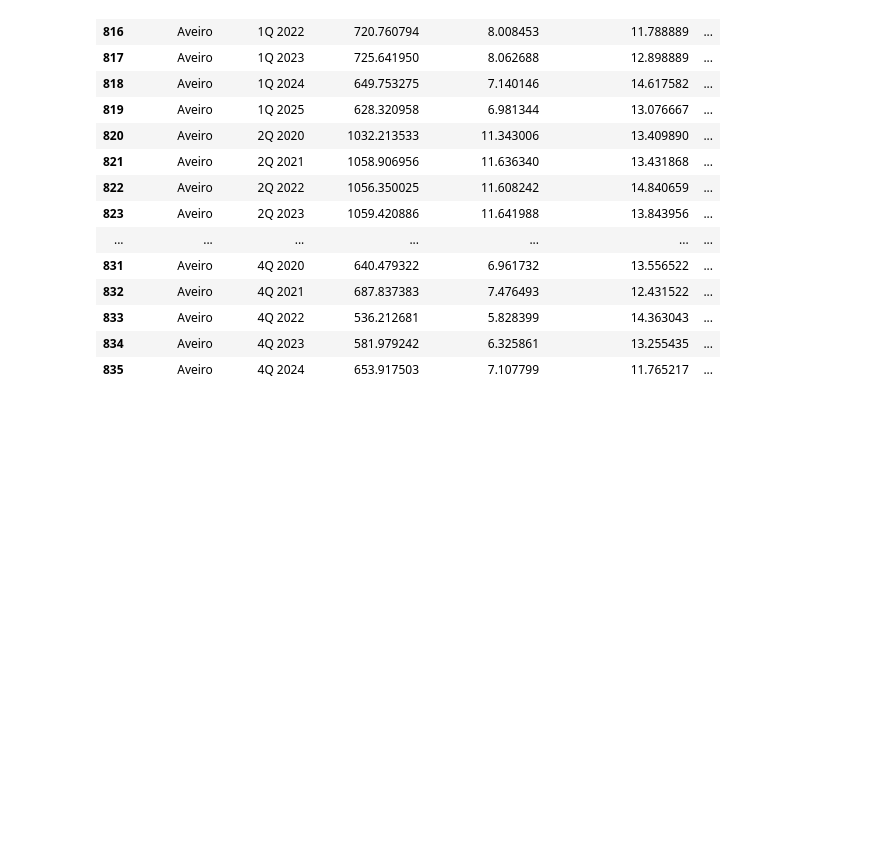
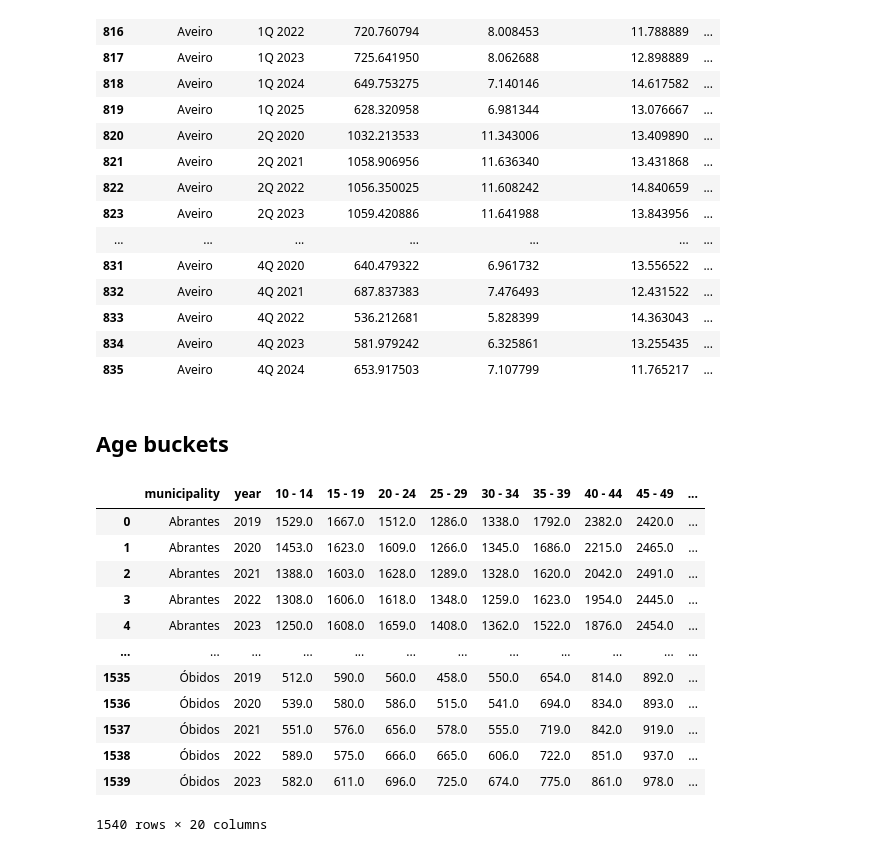
Before and after one commit to Shushunya/FCD-housing-prices, a Jupyter notebook: code/notebooks/eda/03_weather_age_features.ipynb, the cells around one changed output. Drawn from its saved outputs; the diff is of its cells as text; code cells hidden in the pictures; blank space fills up the shorter version.

Commit message:
eda clean up

```diff
--- a/code/notebooks/eda/03_weather_features.ipynb
+++ b/code/notebooks/eda/03_weather_age_features.ipynb
@@ -89,3 +88,22 @@ weather_quarter_df[weather_quarter_df["municipality"] == "Aveiro"]
 | 835 | Aveiro | 4Q 2024 | 653.917503 | 7.107799 | 11.765217 | ... |
 # %%
 weather_quarter_df.to_csv(WEATHER_QUARTER_FILE, index=False)
+# %% [markdown]
+## Age buckets
+# %%
+age_df = pd.read_csv(AGE_CLEAN_FILE)
+age_df
+# %% [output]
+|  | municipality | year | 10 - 14 | 15 - 19 | 20 - 24 | 25 - 29 | 30 - 34 | 35 - 39 | 40 - 44 | 45 - 49 | ... |
+| 0 | Abrantes | 2019 | 1529.0 | 1667.0 | 1512.0 | 1286.0 | 1338.0 | 1792.0 | 2382.0 | 2420.0 | ... |
+| 1 | Abrantes | 2020 | 1453.0 | 1623.0 | 1609.0 | 1266.0 | 1345.0 | 1686.0 | 2215.0 | 2465.0 | ... |
+| 2 | Abrantes | 2021 | 1388.0 | 1603.0 | 1628.0 | 1289.0 | 1328.0 | 1620.0 | 2042.0 | 2491.0 | ... |
+| 3 | Abrantes | 2022 | 1308.0 | 1606.0 | 1618.0 | 1348.0 | 1259.0 | 1623.0 | 1954.0 | 2445.0 | ... |
+| 4 | Abrantes | 2023 | 1250.0 | 1608.0 | 1659.0 | 1408.0 | 1362.0 | 1522.0 | 1876.0 | 2454.0 | ... |
+| ... | ... | ... | ... | ... | ... | ... | ... | ... | ... | ... | ... |
+| 1535 | Óbidos | 2019 | 512.0 | 590.0 | 560.0 | 458.0 | 550.0 | 654.0 | 814.0 | 892.0 | ... |
+| 1536 | Óbidos | 2020 | 539.0 | 580.0 | 586.0 | 515.0 | 541.0 | 694.0 | 834.0 | 893.0 | ... |
+| 1537 | Óbidos | 2021 | 551.0 | 576.0 | 656.0 | 578.0 | 555.0 | 719.0 | 842.0 | 919.0 | ... |
+| 1538 | Óbidos | 2022 | 589.0 | 575.0 | 666.0 | 665.0 | 606.0 | 722.0 | 851.0 | 937.0 | ... |
+| 1539 | Óbidos | 2023 | 582.0 | 611.0 | 696.0 | 725.0 | 674.0 | 775.0 | 861.0 | 978.0 | ... |
+1540 rows × 20 columns
```
Also changed, not shown: parts of 6 cells of this notebook, 7 other files.
